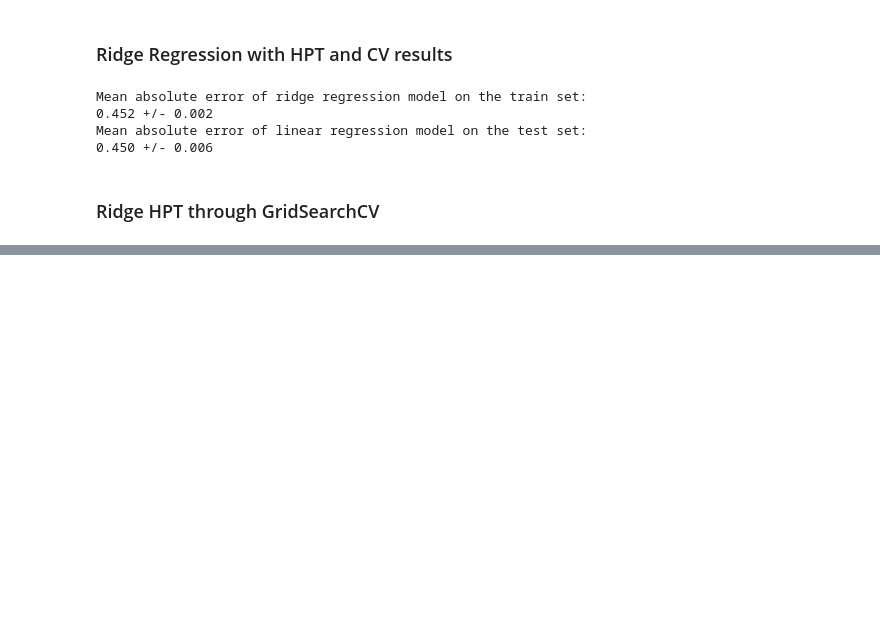
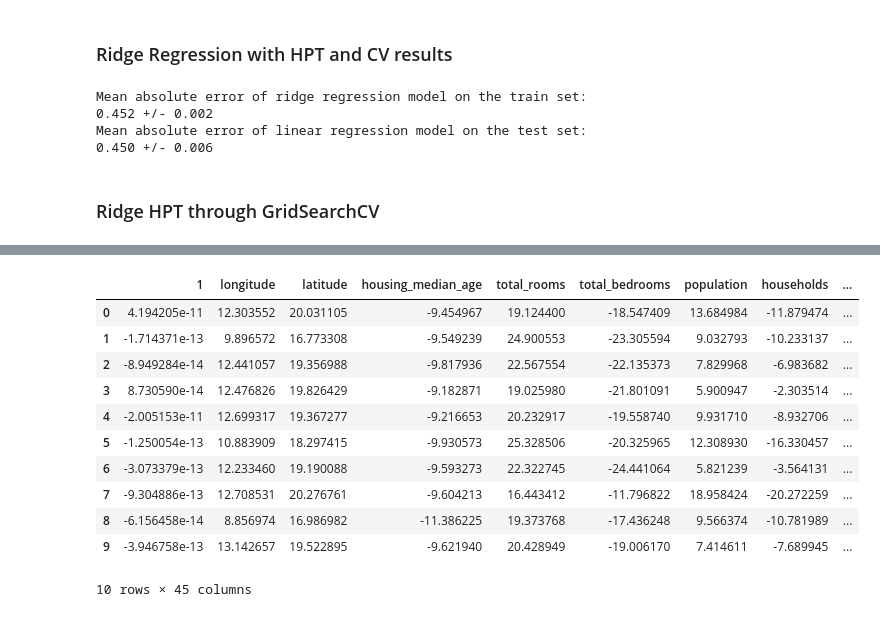
Before and after one commit to atharvakhandelwal19/my-data-science-roadmap, a Jupyter notebook: 09_scikit-learn/09_california_housing_dataset.ipynb, the cells around one changed output, grey strips where cells are left out. Saved outputs shown, nothing was run; the diff lists cells and outputs as text; code cells hidden in the pictures; blank space fills up the shorter version.

```diff
--- a/09_scikit-learn/09_california_housing_dataset.ipynb
+++ b/09_scikit-learn/09_california_housing_dataset.ipynb
@@ -320,0 +527,18 @@ ValueError: Invalid parameter 'ridge' for estimator Pipeline(steps=[('poly', Pol
+# %%
+coefs = [est[-1].coef_ for est in poly_reg_cv_results['estimator']]
+weights_polynomial_regression = pd.DataFrame(coefs, columns=feature_names)
+
+weights_polynomial_regression
+# %% [output]
+|  | 1 | longitude | latitude | housing_median_age | total_rooms | total_bedrooms | population | households | ... |
+| 0 | 4.194205e-11 | 12.303552 | 20.031105 | -9.454967 | 19.124400 | -18.547409 | 13.684984 | -11.879474 | ... |
+| 1 | -1.714371e-13 | 9.896572 | 16.773308 | -9.549239 | 24.900553 | -23.305594 | 9.032793 | -10.233137 | ... |
+| 2 | -8.949284e-14 | 12.441057 | 19.356988 | -9.817936 | 22.567554 | -22.135373 | 7.829968 | -6.983682 | ... |
+| 3 | 8.730590e-14 | 12.476826 | 19.826429 | -9.182871 | 19.025980 | -21.801091 | 5.900947 | -2.303514 | ... |
+| 4 | -2.005153e-11 | 12.699317 | 19.367277 | -9.216653 | 20.232917 | -19.558740 | 9.931710 | -8.932706 | ... |
+| 5 | -1.250054e-13 | 10.883909 | 18.297415 | -9.930573 | 25.328506 | -20.325965 | 12.308930 | -16.330457 | ... |
+| 6 | -3.073379e-13 | 12.233460 | 19.190088 | -9.593273 | 22.322745 | -24.441064 | 5.821239 | -3.564131 | ... |
+| 7 | -9.304886e-13 | 12.708531 | 20.276761 | -9.604213 | 16.443412 | -11.796822 | 18.958424 | -20.272259 | ... |
+| 8 | -6.156458e-14 | 8.856974 | 16.986982 | -11.386225 | 19.373768 | -17.436248 | 9.566374 | -10.781989 | ... |
+| 9 | -3.946758e-13 | 13.142657 | 19.522895 | -9.621940 | 20.428949 | -19.006170 | 7.414611 | -7.689945 | ... |
+10 rows × 45 columns
```
Also changed, not shown: parts of 34 cells of this notebook, 3 other files.
